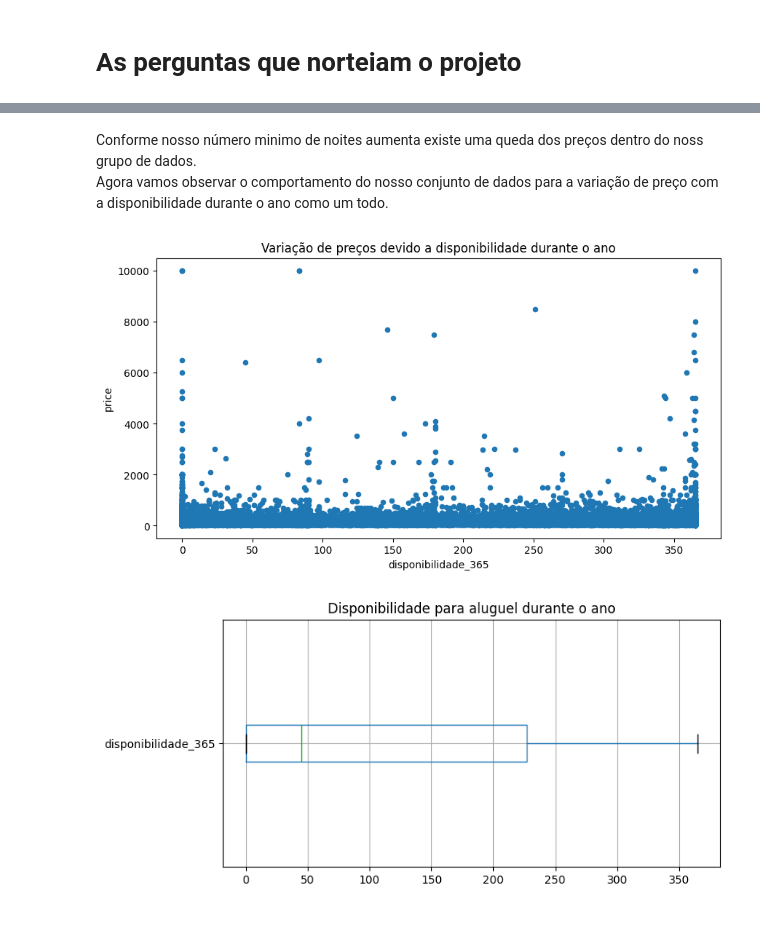
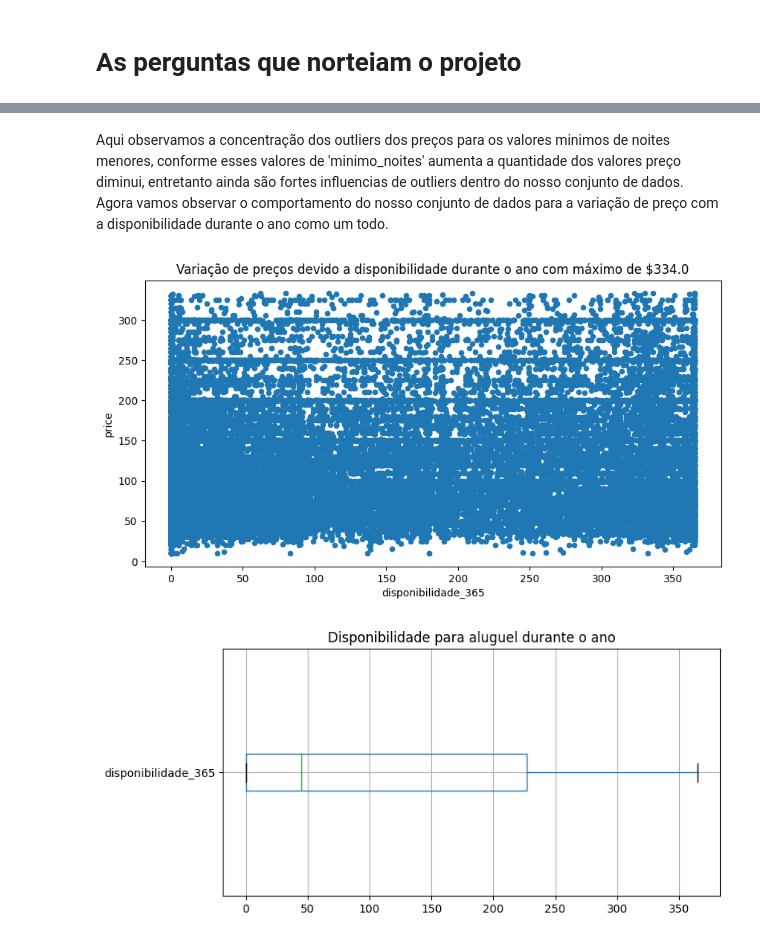
Before and after one commit to FabioDiasRC/LH_CD_fabio_dias, a Jupyter notebook: LH_CD_FABIO_DIAS.ipynb, the cells around one changed output, grey strips where cells are left out. Saved outputs shown, nothing was run; the diff lists cells and outputs as text; code cells hidden in the pictures.

```diff
--- a/LH_CD_FABIO_DIAS.ipynb
+++ b/LH_CD_FABIO_DIAS.ipynb
@@ -68,4 +69,4 @@ Já as colunas 'ultima_review' e 'reviews_por_mes' possuem mais de 20% de valore
 # %%
-dados = dados.drop(columns=['ultima_review', 'reviews_por_mes'])
+dados = dados.drop(columns=['id', 'host_id', 'host_name', 'latitude', 'longitude','ultima_review', 'reviews_por_mes'])
 dados.shape
 # %% [output]
@@ -106,0 +118,6 @@ Considerando que uma pessoa busca investir em uma casa ela precisa focar em regi
+# %%
+q1 = dados.price.quantile(0.25)
+q3 = dados.price.quantile(0.75)
+limite_outliers = q3 + 1.5 * (q3-q1)
+
+print(f'o valor do limite do boxplot é de ${limite_outliers}, onde será nosso limite')
@@ -149,0 +225,9 @@ Para verificar a relação de preço com o número mínimo de noite e disponibil
+# %%
+dados_filtrados = dados.loc[dados['minimo_noites'] < 365]
+#aplicar um filtro em um ano para facilitar a visualização
+
+dados_filtrados = dados_filtrados.loc[dados_filtrados['price'] < 2000]
+# agora nosso valor aceita outliers do conjunto de dados.
+
+grafico = dados_filtrados.plot.scatter(x='minimo_noites', y='price', figsize=(10,5))
+grafico.set_title('Variação de preços pela quantidade de noites minimas');
@@ -149,0 +239,5 @@ Para verificar a relação de preço com o número mínimo de noite e disponibil
+# %%
+dados_filtrados = dados_filtrados.loc[dados_filtrados['price'] < limite_outliers]
+#filtro de outliers
+
+dados_filtrados['minimo_noites'].describe()
@@ -172,11 +264,11 @@ grafico.set_title('Variação de preços pela quantidade de noites minimas');
 # %% [markdown]
-Conforme nosso número minimo de noites aumenta existe uma queda dos preços dentro do noss grupo de dados.<br>
+Aqui observamos a concentração dos outliers dos preços para os valores minimos de noites menores, conforme esses valores de 'minimo_noites' aumenta a quantidade dos valores preço diminui, entretanto ainda são fortes influencias de outliers dentro do nosso conjunto de dados.<br>
 Agora vamos observar o comportamento do nosso conjunto de dados para a variação de preço com a disponibilidade durante o ano como um todo.
 # %%
-grafico = dados.plot.scatter(x='disponibilidade_365', y='price', figsize=(10,5));
-grafico.set_title('Variação de preços devido a disponibilidade durante o ano');
+grafico = dados_filtrados.plot.scatter(x='disponibilidade_365', y='price', figsize=(10,5));
+grafico.set_title(f'Variação de preços devido a disponibilidade durante o ano com máximo de ${limite_outliers}');
 # %% [output]
-[figure, old version]
+[figure, new version]
 # %%
 boxplot = dados.boxplot(column='disponibilidade_365',figsize=(6,4), vert=False)
 boxplot.figure.set_size_inches(8,4)
```
Also changed, not shown: parts of 66 cells of this notebook, 1 other file.
